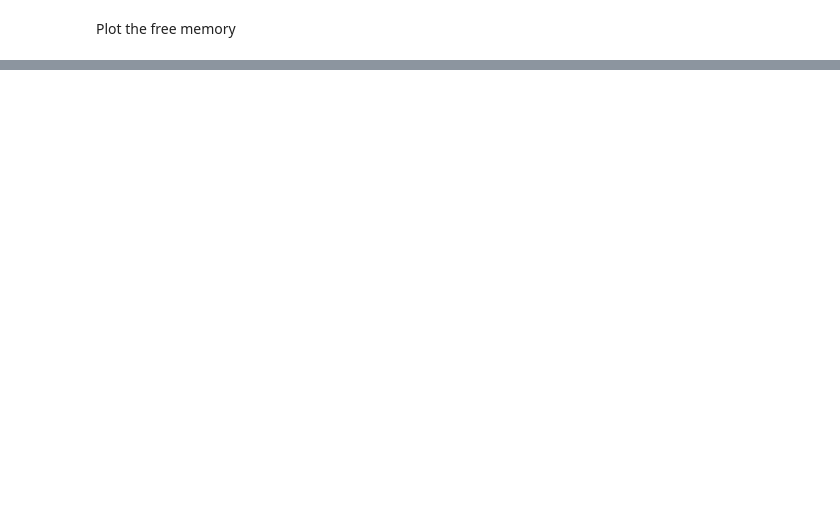
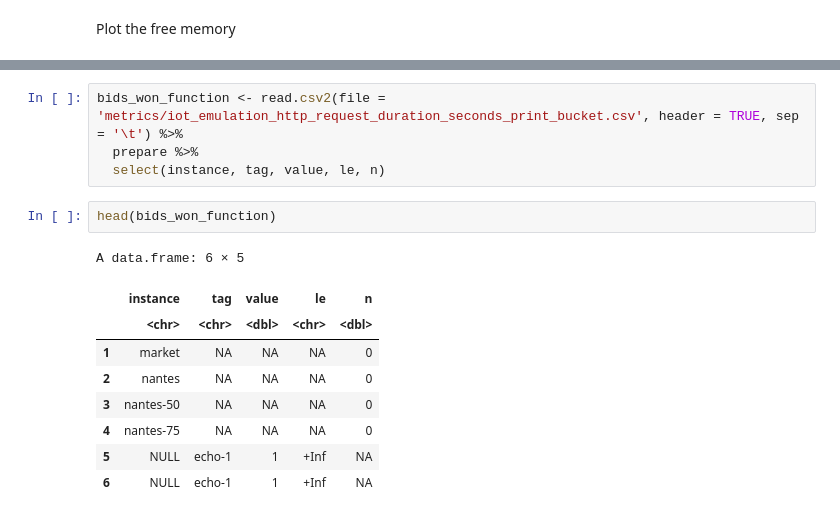
Before and after one commit to VolodiaPG/giraff, a Jupyter notebook: enos/live/expe.ipynb, the cells around one changed output, grey strips where cells are left out. Saved outputs shown, nothing was run; the diff lists cells and outputs as text; blank space fills up the shorter version.

```diff
--- a/enos/live/expe.ipynb
+++ b/enos/live/expe.ipynb
@@ -216 +258,17 @@ A grouped_df: 14 × 3
+# %%
+bids_won_function <- read.csv2(file = 'metrics/iot_emulation_http_request_duration_seconds_print_bucket.csv', header = TRUE, sep = '\t') %>%
+  prepare %>%
+  select(instance, tag, value, le, n)
+# %%
+head(bids_won_function)
+# %% [output]
+A data.frame: 6 × 5
+|  | instance | tag | value | le | n |
+|  | <chr> | <chr> | <dbl> | <chr> | <dbl> |
+| 1 | market | NA | NA | NA | 0 |
+| 2 | nantes | NA | NA | NA | 0 |
+| 3 | nantes-50 | NA | NA | NA | 0 |
+| 4 | nantes-75 | NA | NA | NA | 0 |
+| 5 | NULL | echo-1 | 1 | +Inf | NA |
+| 6 | NULL | echo-1 | 1 | +Inf | NA |
 # %%
```
Also changed, not shown: parts of 13 cells of this notebook, 3 other files.
